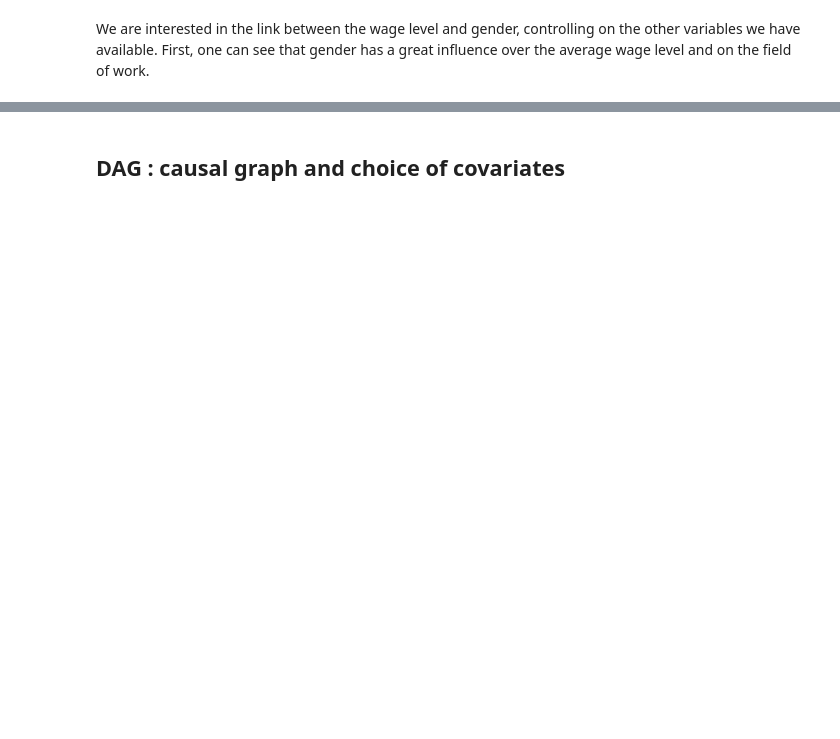
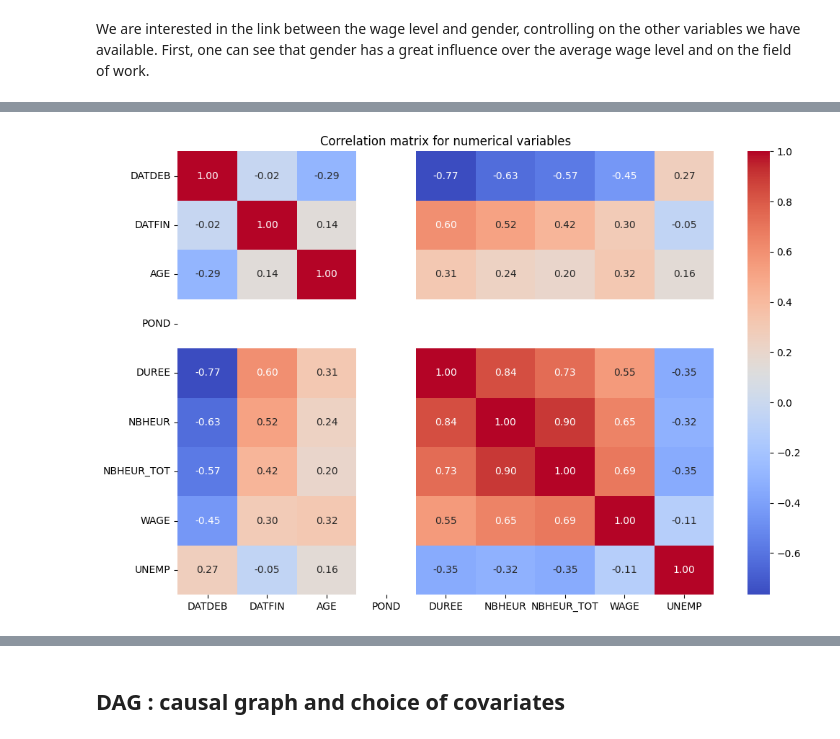
Before and after one commit to grn-matthieu/ML-for-econometrics---Project, a Jupyter notebook: stat_desc.ipynb, the cells around one changed output, grey strips where cells are left out. Saved outputs shown, nothing was run; the diff lists cells and outputs as text; code cells hidden in the pictures; blank space fills up the shorter version.

```diff
--- a/stat_desc.ipynb
+++ b/stat_desc.ipynb
@@ -158,3 +228,12 @@ plt.show()
+# %%
+#Correlation matrix for numerical variables
+
+plt.figure(figsize=(12, 8))
+sns.heatmap(base[numerical_columns].corr(), annot=True, cmap='coolwarm', fmt=".2f")
+plt.title('Correlation matrix for numerical variables')
+plt.show()
+# %% [output]
+[figure, added]
 # %%
 fig, ax = plt.subplots()
 ax.hist(base['DATDEB'], bins=100, cumulative=False)
```
Also changed, not shown: parts of 43 cells of this notebook.
